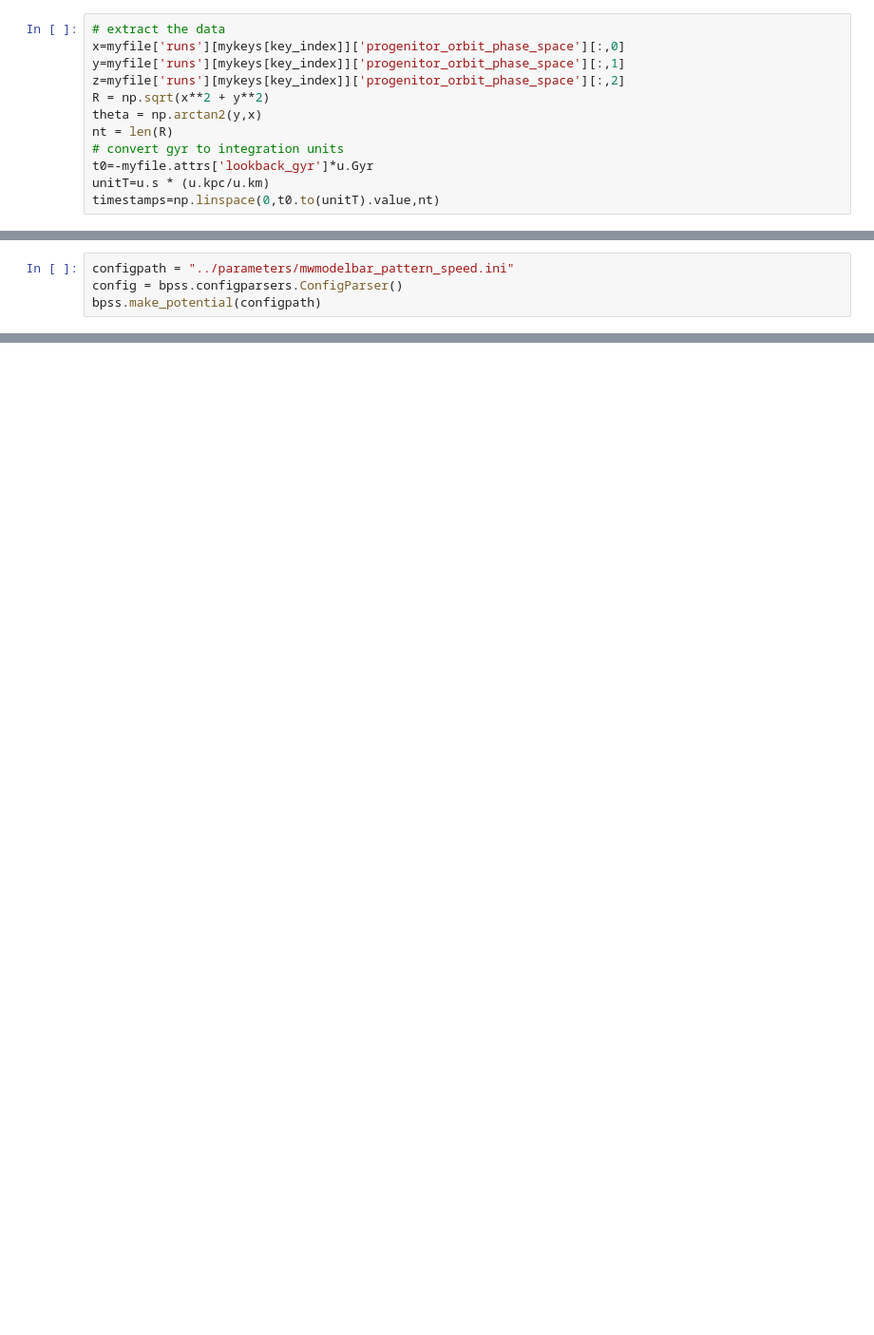
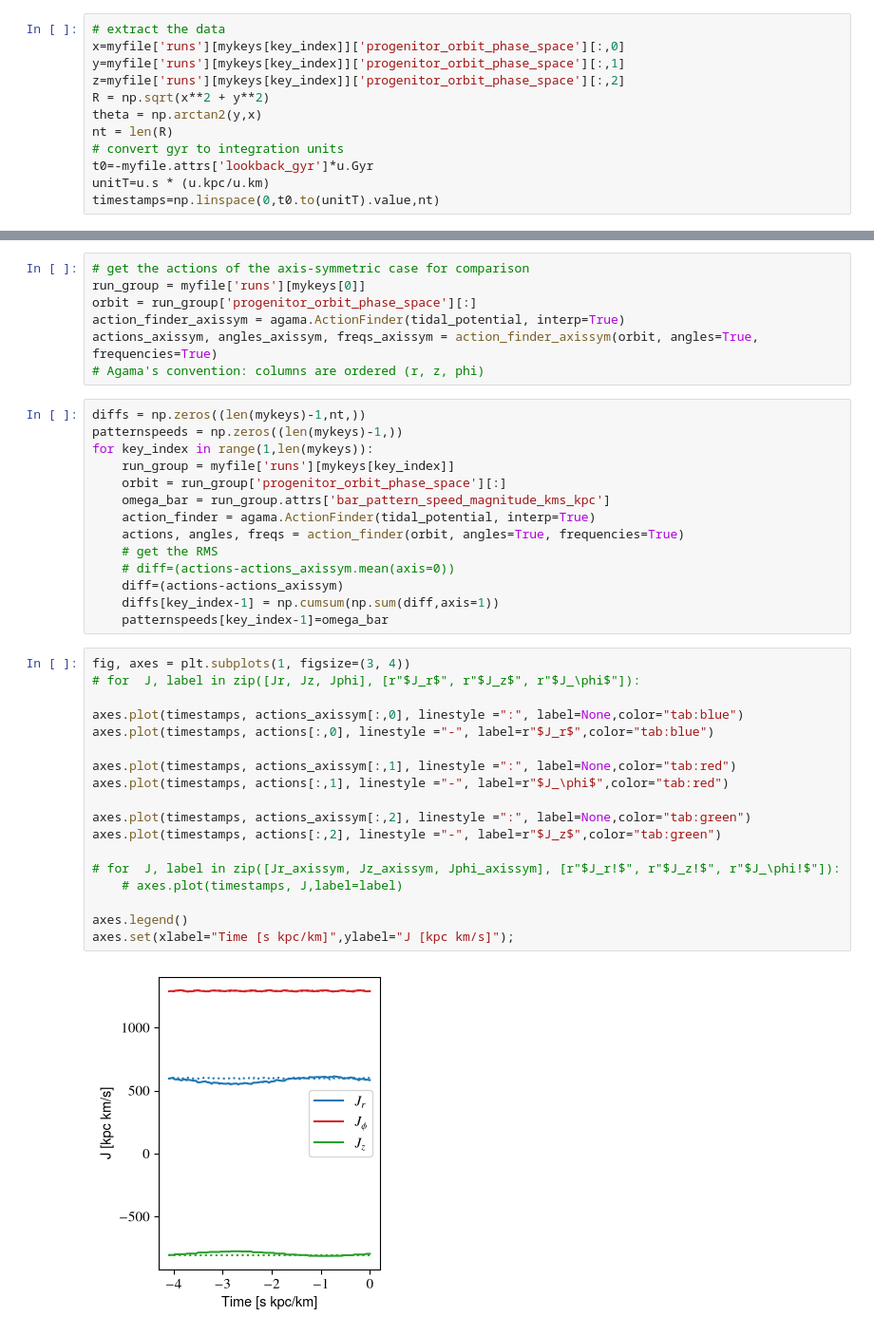
Before and after one commit to salvatore-ferrone/bar-dynamics, a Jupyter notebook: scrap/scrap.ipynb, the cells around one changed output, grey strips where cells are left out. Shown at 95% size. Cells and saved outputs as stored; diff of their text form; blank space fills up the shorter version.

```diff
--- a/scrap/scrap.ipynb
+++ b/scrap/scrap.ipynb
@@ -113,4 +50,0 @@ import bar_pattern_speed_sweep as bpss #ignore
-# %%
-configpath = "../parameters/mwmodelbar_pattern_speed.ini"
-config = bpss.configparsers.ConfigParser()
-bpss.make_potential(configpath)
@@ -118,0 +95,41 @@ AttributeError: 'str' object has no attribute 'get'
+# %%
+# get the actions of the axis-symmetric case for comparison
+run_group = myfile['runs'][mykeys[0]]
+orbit = run_group['progenitor_orbit_phase_space'][:]
+action_finder_axissym = agama.ActionFinder(tidal_potential, interp=True)
+actions_axissym, angles_axissym, freqs_axissym = action_finder_axissym(orbit, angles=True, frequencies=True)
+# Agama's convention: columns are ordered (r, z, phi)
+# %%
+diffs = np.zeros((len(mykeys)-1,nt,))
+patternspeeds = np.zeros((len(mykeys)-1,))
+for key_index in range(1,len(mykeys)):
+    run_group = myfile['runs'][mykeys[key_index]]
+    orbit = run_group['progenitor_orbit_phase_space'][:]
+    omega_bar = run_group.attrs['bar_pattern_speed_magnitude_kms_kpc']
+    action_finder = agama.ActionFinder(tidal_potential, interp=True)
+    actions, angles, freqs = action_finder(orbit, angles=True, frequencies=True)
+    # get the RMS
+    # diff=(actions-actions_axissym.mean(axis=0))
+    diff=(actions-actions_axissym)
+    diffs[key_index-1] = np.cumsum(np.sum(diff,axis=1))
+    patternspeeds[key_index-1]=omega_bar
+# %%
+fig, axes = plt.subplots(1, figsize=(3, 4))
+# for  J, label in zip([Jr, Jz, Jphi], [r"$J_r$", r"$J_z$", r"$J_\phi$"]):
+
+axes.plot(timestamps, actions_axissym[:,0], linestyle =":", label=None,color="tab:blue")
+axes.plot(timestamps, actions[:,0], linestyle ="-", label=r"$J_r$",color="tab:blue")
+
+axes.plot(timestamps, actions_axissym[:,1], linestyle =":", label=None,color="tab:red")
+axes.plot(timestamps, actions[:,1], linestyle ="-", label=r"$J_\phi$",color="tab:red")
+
+axes.plot(timestamps, actions_axissym[:,2], linestyle =":", label=None,color="tab:green")
+axes.plot(timestamps, actions[:,2], linestyle ="-", label=r"$J_z$",color="tab:green")
+
+# for  J, label in zip([Jr_axissym, Jz_axissym, Jphi_axissym], [r"$J_r!$", r"$J_z!$", r"$J_\phi!$"]):
+    # axes.plot(timestamps, J,label=label)
+
+axes.legend()
+axes.set(xlabel="Time [s kpc/km]",ylabel="J [kpc km/s]");
+# %% [output]
+[figure, added]
```
Also changed, not shown: parts of 15 cells of this notebook, 7 other files.
